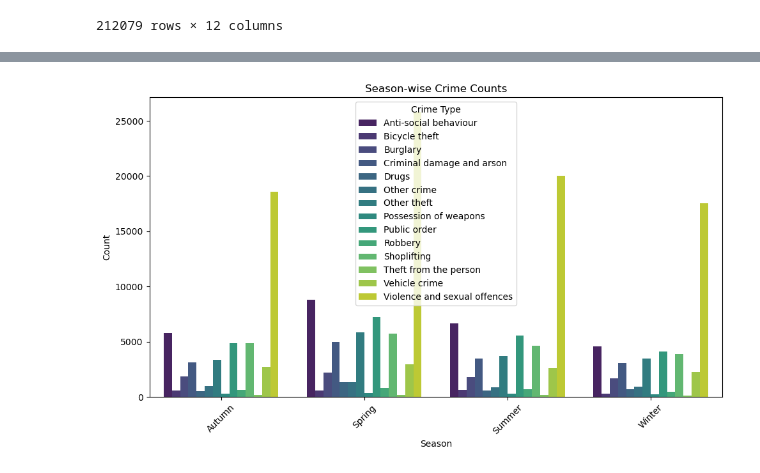
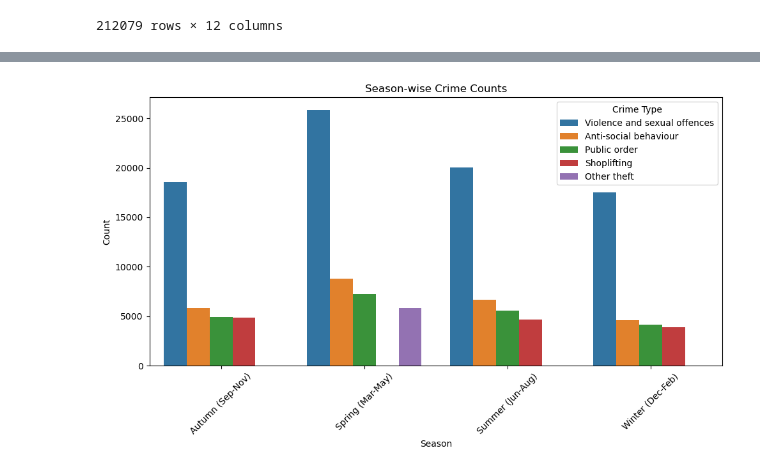
Before and after one commit to Dornakhan/Team-4, a Jupyter notebook: base.ipynb, the cells around one changed output, grey strips where cells are left out. Cells and saved outputs as stored; diff of their text form; code cells hidden in the pictures.

```diff
--- a/base.ipynb
+++ b/base.ipynb
@@ -115,30 +113,32 @@ plt.show()
 # %%
-# Group Data by seasons
+# Group Data by seasons and ensure to specify the year in the season
 def get_season(month):
     if month in [12, 1, 2]:
-        return 'Winter'
+        return 'Winter (Dec-Feb)'
     elif month in [3, 4, 5]:
-        return 'Spring'
+        return 'Spring (Mar-May)'
     elif month in [6, 7, 8]:
-        return 'Summer'
+        return 'Summer (Jun-Aug)'
     else:
-        return 'Autumn'
+        return 'Autumn (Sep-Nov)'
 
 # month is currently yyyy-mm format, we need to extract the month
 df['Month'] = pd.to_datetime(df['Month'], format='%Y-%m').dt.month
 df['Season'] = df['Month'].apply(get_season)
 # %%
 # Group by season and crime type
-season_crime_counts = df.groupby(['Season', 'Crime type']).size().reset_index(name='Count')
+season_crime_counts = df.groupby(['Season', 'Crime type']).size().reset_index(name='Count').sort_values(['Season', 'Count'], ascending=[True, False])
+# Take the top 4 crime types for each season
+season_crime_counts = season_crime_counts.groupby('Season').head(4)
 # Plotting Season-wise Crime Counts
 plt.figure(figsize=(10, 6))
-sns.barplot(data=season_crime_counts, x='Season', y='Count', hue='Crime type', palette='viridis')
+sns.barplot(data=season_crime_counts, x='Season', y='Count', hue='Crime type', palette='tab10')
 plt.title('Season-wise Crime Counts')
 plt.xlabel('Season')
 plt.ylabel('Count')
 plt.xticks(rotation=45)
 plt.legend(title='Crime Type')
 plt.tight_layout()
 plt.show()
 # %% [output]
-[figure, old version]
+[figure, new version]
```
Also changed, not shown: parts of 3 cells of this notebook.
